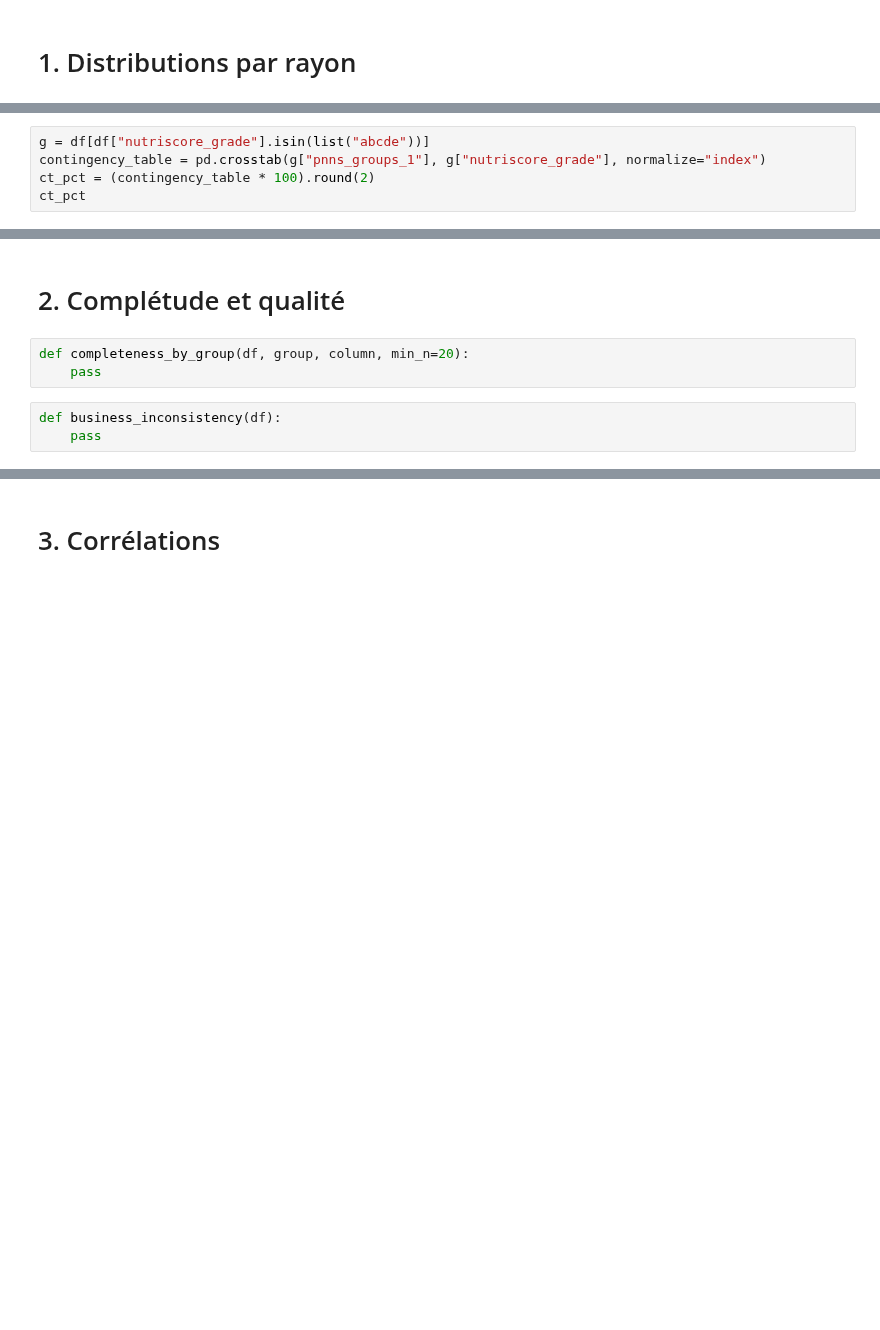
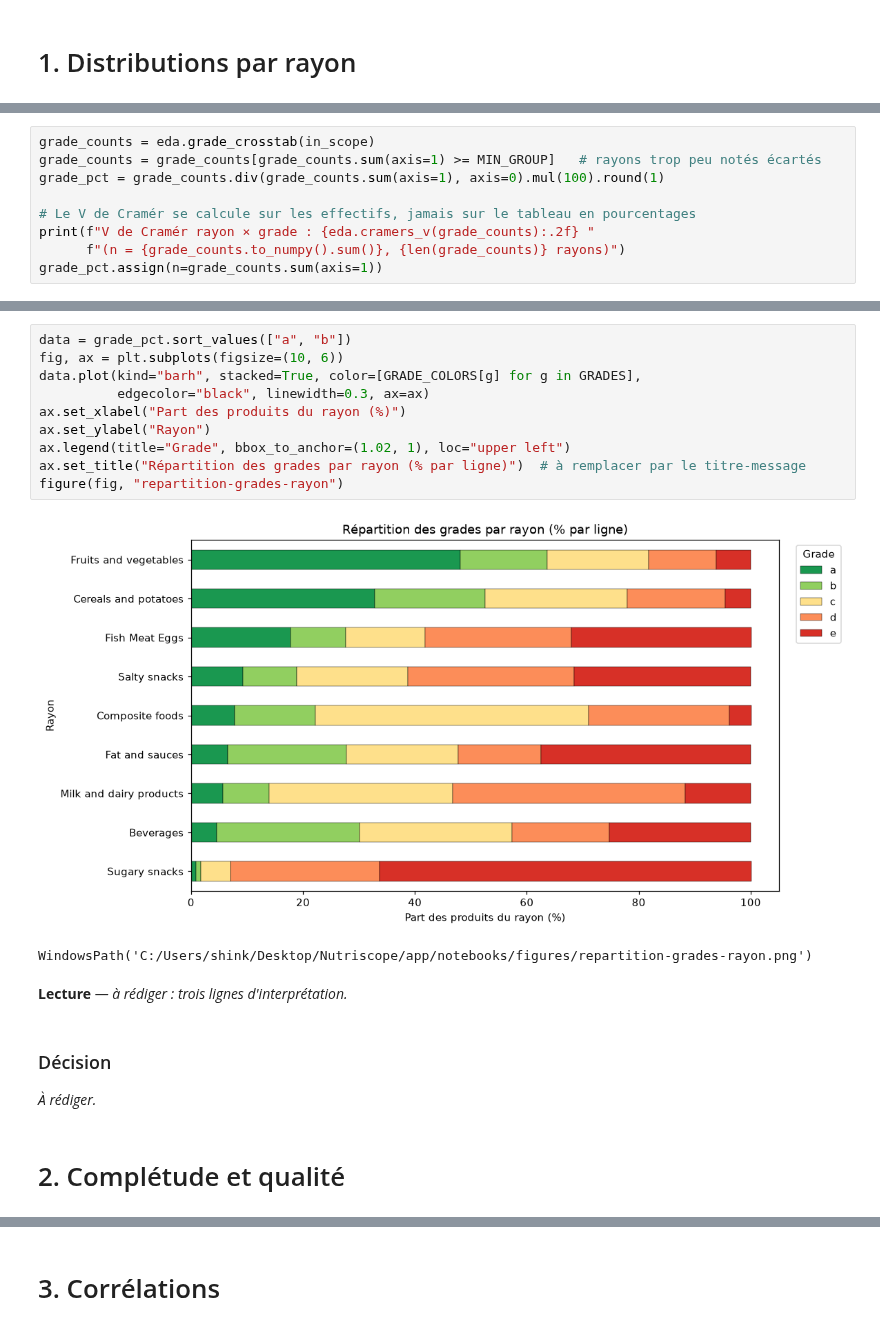
Before and after one commit to SebastienHus/Nutriscope_team_delegue, a Jupyter notebook: notebooks/eda_reference.ipynb, the cells around one changed output, grey strips where cells are left out. Drawn from its saved outputs; the diff is of its cells as text; blank space fills up the shorter version.

```diff
--- a/notebooks/eda_reference.ipynb
+++ b/notebooks/eda_reference.ipynb
@@ -100,5 +142,0 @@ figure(fig, "medianes-sel-rayon-barres")
-# %%
-g = df[df["nutriscore_grade"].isin(list("abcde"))]
-contingency_table = pd.crosstab(g["pnns_groups_1"], g["nutriscore_grade"], normalize="index")
-ct_pct = (contingency_table * 100).round(2)
-ct_pct
@@ -161,0 +199,9 @@ figure(ax.figure, "repartition-grades-rayon")
+# %%
+grade_counts = eda.grade_crosstab(in_scope)
+grade_counts = grade_counts[grade_counts.sum(axis=1) >= MIN_GROUP]   # rayons trop peu notés écartés
+grade_pct = grade_counts.div(grade_counts.sum(axis=1), axis=0).mul(100).round(1)
+
+# Le V de Cramér se calcule sur les effectifs, jamais sur le tableau en pourcentages
+print(f"V de Cramér rayon × grade : {eda.cramers_v(grade_counts):.2f} "
+      f"(n = {grade_counts.to_numpy().sum()}, {len(grade_counts)} rayons)")
+grade_pct.assign(n=grade_counts.sum(axis=1))
@@ -162,8 +221,21 @@ figure(ax.figure, "repartition-grades-rayon")
+# %%
+data = grade_pct.sort_values(["a", "b"])
+fig, ax = plt.subplots(figsize=(10, 6))
+data.plot(kind="barh", stacked=True, color=[GRADE_COLORS[g] for g in GRADES],
+          edgecolor="black", linewidth=0.3, ax=ax)
+ax.set_xlabel("Part des produits du rayon (%)")
+ax.set_ylabel("Rayon")
+ax.legend(title="Grade", bbox_to_anchor=(1.02, 1), loc="upper left")
+ax.set_title("Répartition des grades par rayon (% par ligne)")  # à remplacer par le titre-message
+figure(fig, "repartition-grades-rayon")
+# %% [output]
+[figure, added]
+WindowsPath('C:/Users/shink/Desktop/Nutriscope/app/notebooks/figures/repartition-grades-rayon.png')
+# %% [markdown]
+**Lecture** — _à rédiger : trois lignes d'interprétation._
+# %% [markdown]
+### Décision
+
+_À rédiger._
 # %% [markdown]
 # 2. Complétude et qualité
-# %%
-def completeness_by_group(df, group, column, min_n=20):
-    pass
-# %%
-def business_inconsistency(df):
-    pass
```
Also changed, not shown: parts of 86 cells of this notebook, 26 other files.
